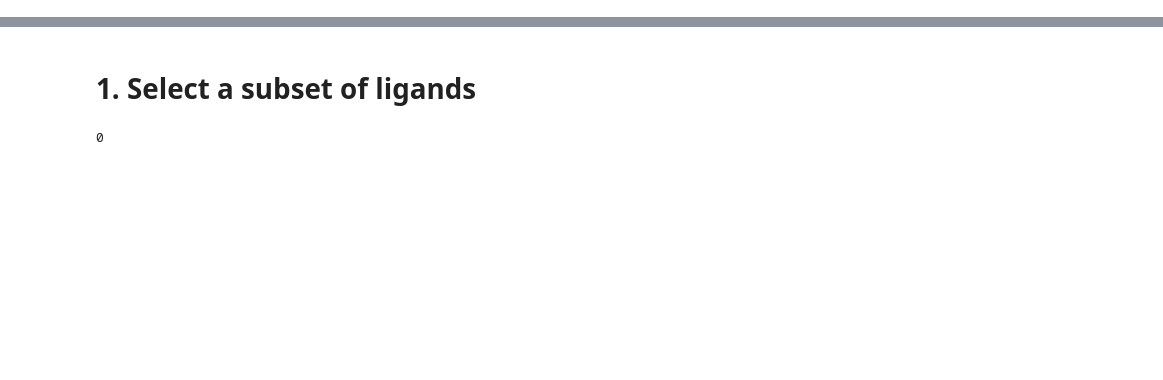
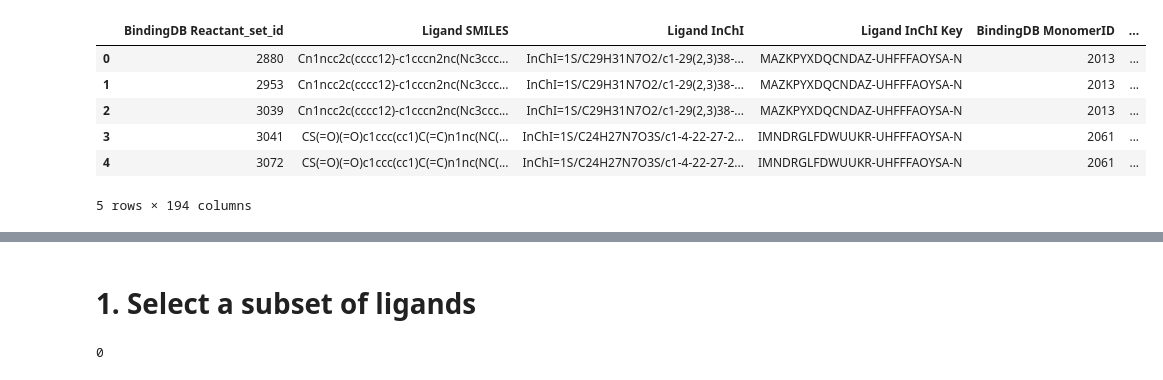
Before and after one commit to epfl-ada/ada-2024-project-laambada, a Jupyter notebook: ligands_chemical_characterisation.ipynb, the cells around one changed output, grey strips where cells are left out. Cells and saved outputs as stored; diff of their text form; code cells hidden in the pictures; blank space fills up the shorter version.

```diff
--- a/ligands_chemical_characterisation.ipynb
+++ b/ligands_chemical_characterisation.ipynb
@@ -17,3 +7,17 @@ Successfully installed rdkit-2024.3.6
+# %%
+import pandas as pd
+
+df = pd.read_csv('subset/filtered_subset.csv.zip', compression='zip')
+
+df.head()
+# %% [output]
+|  | BindingDB Reactant_set_id | Ligand SMILES | Ligand InChI | Ligand InChI Key | BindingDB MonomerID | ... |
+| 0 | 2880 | Cn1ncc2c(cccc12)-c1cccn2nc(Nc3ccc... | InChI=1S/C29H31N7O2/c1-29(2,3)38-... | MAZKPYXDQCNDAZ-UHFFFAOYSA-N | 2013 | ... |
+| 1 | 2953 | Cn1ncc2c(cccc12)-c1cccn2nc(Nc3ccc... | InChI=1S/C29H31N7O2/c1-29(2,3)38-... | MAZKPYXDQCNDAZ-UHFFFAOYSA-N | 2013 | ... |
+| 2 | 3039 | Cn1ncc2c(cccc12)-c1cccn2nc(Nc3ccc... | InChI=1S/C29H31N7O2/c1-29(2,3)38-... | MAZKPYXDQCNDAZ-UHFFFAOYSA-N | 2013 | ... |
+| 3 | 3041 | CS(=O)(=O)c1ccc(cc1)C(=C)n1nc(NC(... | InChI=1S/C24H27N7O3S/c1-4-22-27-2... | IMNDRGLFDWUUKR-UHFFFAOYSA-N | 2061 | ... |
+| 4 | 3072 | CS(=O)(=O)c1ccc(cc1)C(=C)n1nc(NC(... | InChI=1S/C24H27N7O3S/c1-4-22-27-2... | IMNDRGLFDWUUKR-UHFFFAOYSA-N | 2061 | ... |
+5 rows × 194 columns
 # %%
 from utils import load_data
 
```
Also changed, not shown: parts of 3 cells of this notebook, 5 other files.
